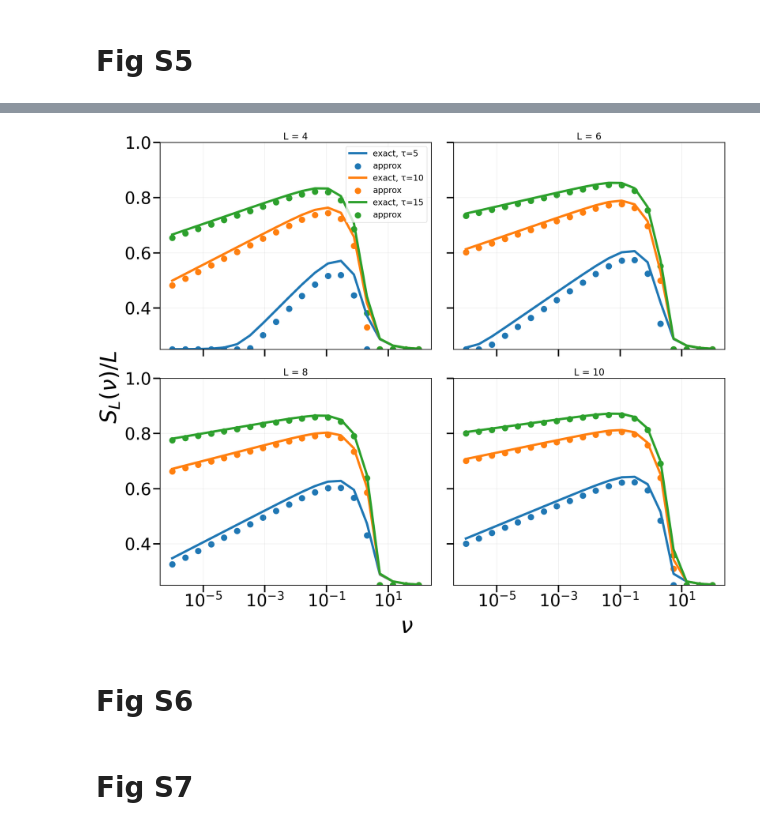
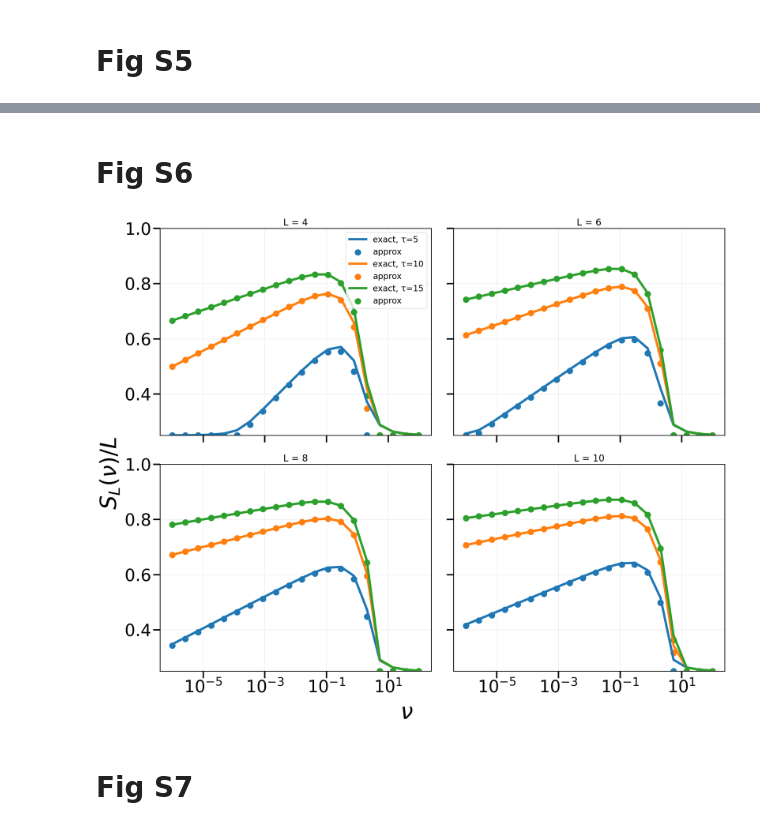
Before and after one commit to LeoReg/DGR_pop_dynamics, a Jupyter notebook: DGR_pop_dyn/SM/Sec_3.ipynb, the cells around one changed output, grey strips where cells are left out. Saved outputs shown, nothing was run; the diff lists cells and outputs as text; code cells hidden in the pictures.

```diff
--- a/DGR_pop_dyn/SM/Sec_3.ipynb
+++ b/DGR_pop_dyn/SM/Sec_3.ipynb
@@ -223,7 +223,7 @@ def r_inf_exact_Q2(L, tau, nu):
     return np.log(lam_max) / (2 * tau)
 
 def r_inf_approx_Q2(L, tau, nu):
-    return max(L/2,L-nu*(1-2**(-L))+np.log(nu/2**L/L)/tau)
+    return max(L/2,L-nu*(1-2**(-L))+np.log(2*nu/2**L/L)/tau)
 # %%
 Ls = [4,8,12,16]
 taus = [5, 10, 20]
@@ -263,3 +355,5 @@ plt.show()
+# %% [markdown]
+# Fig S6
 # %%
 Q=4
 # --- Reduced exact Q=4 ---
@@ -285,35 +379,33 @@ def r_inf_exact_Q4(L, tau, nu):
 Ls = [4,6,8,10]
 taus = [5, 10, 15]
 nu_list = np.logspace(-6, 2, 20)
 
 fig, axes = plt.subplots(2, 2, figsize=(20, 16), sharex=True, sharey=True)
 axes = axes.flatten()
 
 for ax, L in zip(axes, Ls):
     for tau in taus:
         exact = [r_inf_exact_Q4(L, tau, nu)/L for nu in nu_list]
-        approx = [max(L/Q,L-nu*(1-Q**(-L))+np.log(nu/Q**L/L)/tau)/L for nu in nu_list]
+        approx = [max(L/Q,L-nu*(1-Q**(-L))+np.log(2*nu/Q**L/L)/tau)/L for nu in nu_list]
 
         ax.plot(nu_list, exact, label=f"exact, τ={tau}")
         ax.scatter(nu_list, approx, s=160, label=f"approx")
 
     ax.set_title(f"L = {L}")
     ax.set_xscale("log")
     ax.set_ylim(1/Q, 1)
     ax.grid(True, alpha=0.3)
 
 # Legend only in the first panel
 axes[0].legend(fontsize=18)
 
 # Common labels
 fig.text(0.5, 0.04, r"$\nu$", ha="center",fontsize=48)
 fig.text(0.04, 0.5, r"$S_L(\nu) / L$", va="center", rotation="vertical",fontsize=48)
 
 plt.tight_layout(rect=[0.06, 0.06, 1, 1])
 #plt.savefig('S_L_Q4.png')
-#plt.savefig('S_L_Q4.svg')
+plt.savefig('S_L_Q4.svg')
 plt.show()
 # %% [output]
-[figure, old version]
+[figure, new version]
-# %% [markdown]
-# Fig S6
```
Also changed, not shown: parts of 4 cells of this notebook, 1 other file.
